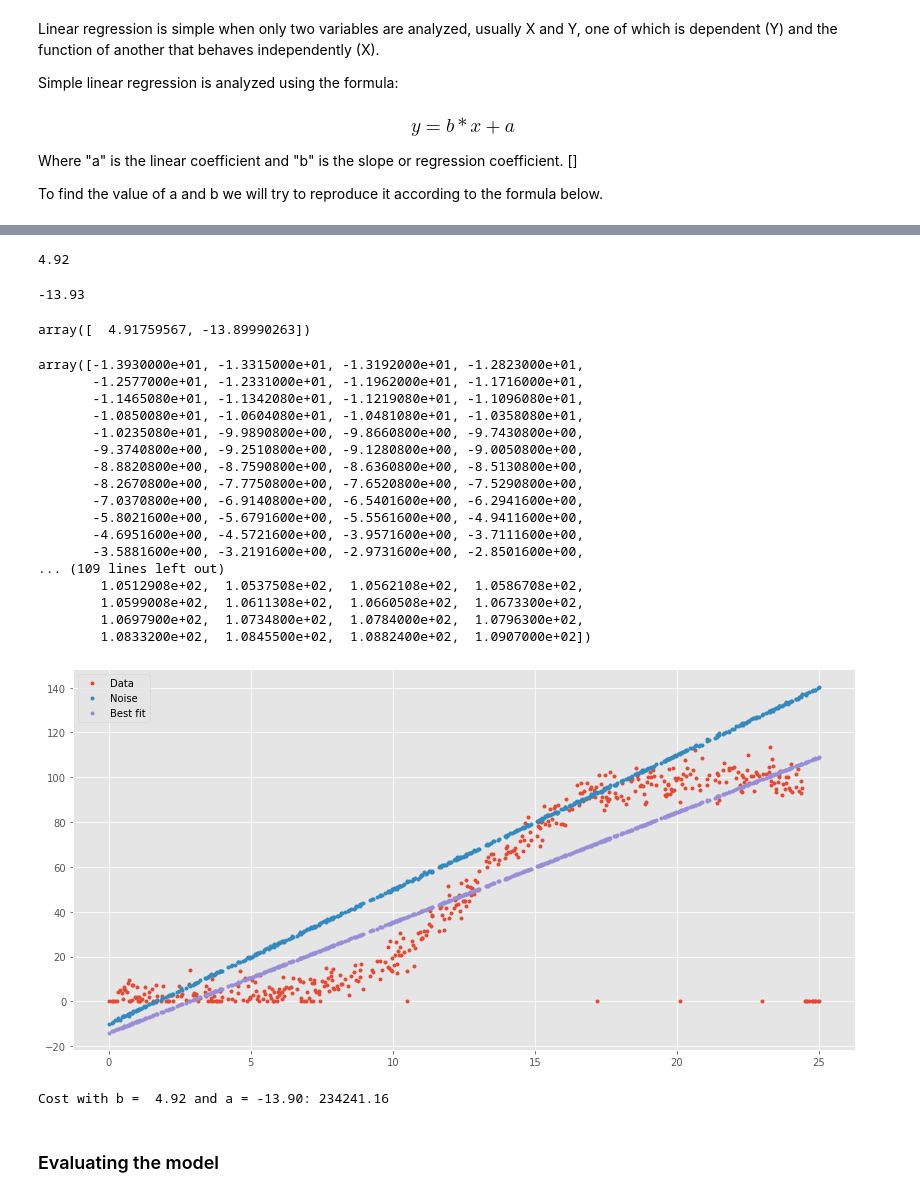
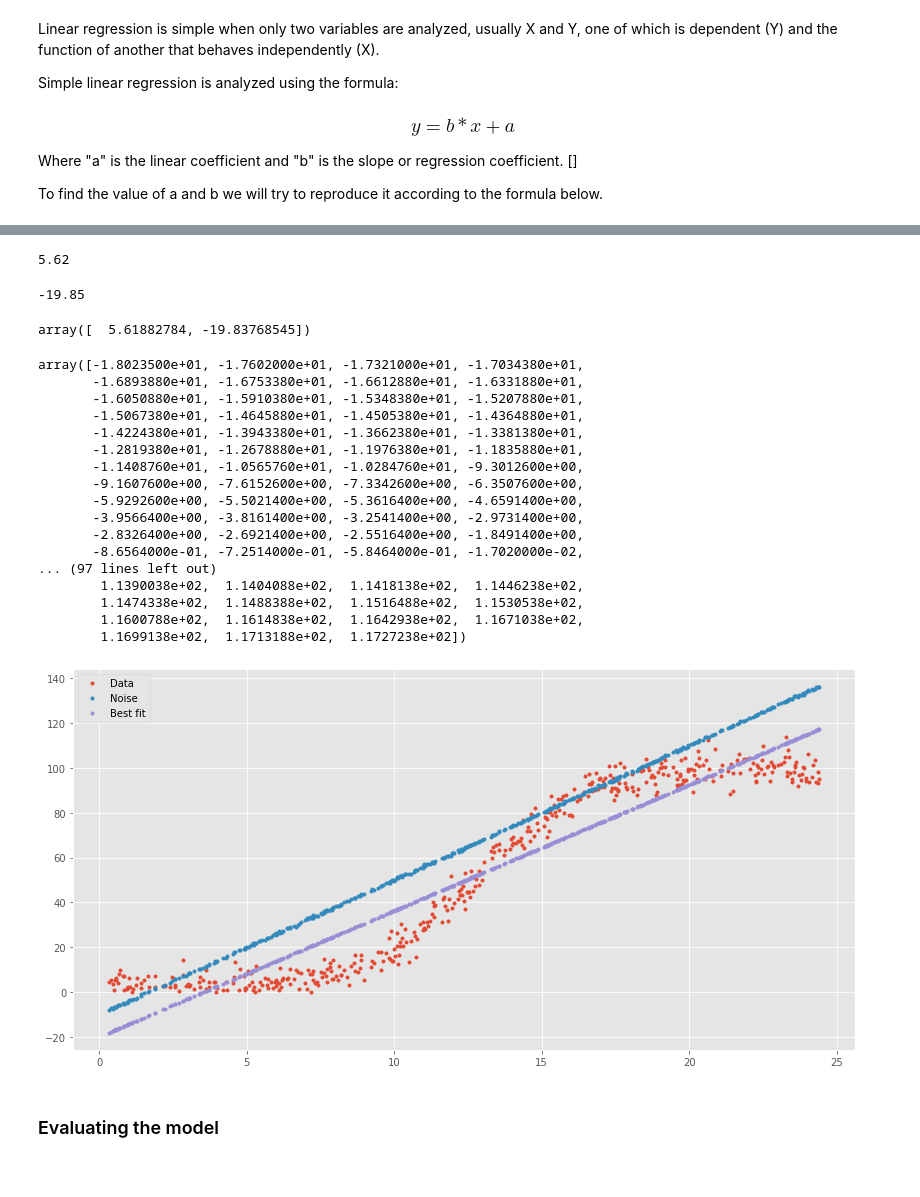
Before and after one commit to claudiamorazzoni/project_fda, a Jupyter notebook: Project - Fundamentals of Data Analysis.ipynb, the cells around one changed output, grey strips where cells are left out. Cells and saved outputs as stored; diff of their text form; code cells hidden in the pictures.

```diff
--- a/Project - Fundamentals of Data Analysis.ipynb
+++ b/Project - Fundamentals of Data Analysis.ipynb
@@ -305,61 +274,63 @@ Where "a" is the linear coefficient and "b" is the slope or regression coefficie
 To find the value of a and b we will try to reproduce it according to the formula below.
 # %% [markdown]
 ![linearregressionequations.bmp](attachment:linearregressionequations.bmp)
+# %%
+# assigning the variables x and y for each column
+x_f= df_final['speed']
+y_f= df_final['power']
 # %%
-b = ((len(y) * (x*y).sum() - x.sum()*y.sum())/ (len(y)*(x**2).sum() - (x.sum())**2)).round(2)
+b = ((len(y_f) * (x_f*y_f).sum() - x_f.sum()*y_f.sum())/ (len(y_f)*(x_f**2).sum() - (x_f.sum())**2)).round(2)
 b
 # %% [output]
-4.92
+5.62
 # %%
-a = ((y.sum() - b * x.sum()) / len(y)). round(2)
+a = ((y_f.sum() - b * x_f.sum()) / len(y_f)). round(2)
 a
 # %% [output]
--13.93
+-19.85
 # %%
 # Or we can apply Numpy directly
-coeffs = np.polyfit(x, y, 1)
+coeffs = np.polyfit(x_f, y_f, 1)
 coeffs
 # %% [output]
-array([  4.91759567, -13.89990263])
+array([  5.61882784, -19.83768545])
 # %%
 # we transform the result into an array to adjust the curve
-pred1 = np.array(b*x+a)
+pred1 = np.array(b*x_f+a)
 pred1
 # %% [output]
-array([-1.3930000e+01, -1.3315000e+01, -1.3192000e+01, -1.2823000e+01,
-       -1.2577000e+01, -1.2331000e+01, -1.1962000e+01, -1.1716000e+01,
-       -1.1465080e+01, -1.1342080e+01, -1.1219080e+01, -1.1096080e+01,
-       -1.0850080e+01, -1.0604080e+01, -1.0481080e+01, -1.0358080e+01,
-       -1.0235080e+01, -9.9890800e+00, -9.8660800e+00, -9.7430800e+00,
-       -9.3740800e+00, -9.2510800e+00, -9.1280800e+00, -9.0050800e+00,
-       -8.8820800e+00, -8.7590800e+00, -8.6360800e+00, -8.5130800e+00,
-       -8.2670800e+00, -7.7750800e+00, -7.6520800e+00, -7.5290800e+00,
-       -7.0370800e+00, -6.9140800e+00, -6.5401600e+00, -6.2941600e+00,
-       -5.8021600e+00, -5.6791600e+00, -5.5561600e+00, -4.9411600e+00,
-       -4.6951600e+00, -4.5721600e+00, -3.9571600e+00, -3.7111600e+00,
-       -3.5881600e+00, -3.2191600e+00, -2.9731600e+00, -2.8501600e+00,
-... (109 lines left out)
-        1.0512908e+02,  1.0537508e+02,  1.0562108e+02,  1.0586708e+02,
-        1.0599008e+02,  1.0611308e+02,  1.0660508e+02,  1.0673300e+02,
-        1.0697900e+02,  1.0734800e+02,  1.0784000e+02,  1.0796300e+02,
-        1.0833200e+02,  1.0845500e+02,  1.0882400e+02,  1.0907000e+02])
+array([-1.8023500e+01, -1.7602000e+01, -1.7321000e+01, -1.7034380e+01,
+       -1.6893880e+01, -1.6753380e+01, -1.6612880e+01, -1.6331880e+01,
+       -1.6050880e+01, -1.5910380e+01, -1.5348380e+01, -1.5207880e+01,
+       -1.5067380e+01, -1.4645880e+01, -1.4505380e+01, -1.4364880e+01,
+       -1.4224380e+01, -1.3943380e+01, -1.3662380e+01, -1.3381380e+01,
+       -1.2819380e+01, -1.2678880e+01, -1.1976380e+01, -1.1835880e+01,
+       -1.1408760e+01, -1.0565760e+01, -1.0284760e+01, -9.3012600e+00,
+       -9.1607600e+00, -7.6152600e+00, -7.3342600e+00, -6.3507600e+00,
+       -5.9292600e+00, -5.5021400e+00, -5.3616400e+00, -4.6591400e+00,
+       -3.9566400e+00, -3.8161400e+00, -3.2541400e+00, -2.9731400e+00,
+       -2.8326400e+00, -2.6921400e+00, -2.5516400e+00, -1.8491400e+00,
+       -8.6564000e-01, -7.2514000e-01, -5.8464000e-01, -1.7020000e-02,
+... (97 lines left out)
+        1.1390038e+02,  1.1404088e+02,  1.1418138e+02,  1.1446238e+02,
+        1.1474338e+02,  1.1488388e+02,  1.1516488e+02,  1.1530538e+02,
+        1.1600788e+02,  1.1614838e+02,  1.1642938e+02,  1.1671038e+02,
+        1.1699138e+02,  1.1713188e+02,  1.1727238e+02])
 # %%
 # Add some noise to compare
-pred2 = 6.0 * x + (-10.0) + np.random.normal(0.0, 0.3, len(x))
+pred2 = 6.0 * x_f + (-10.0) + np.random.normal(0.0, 0.3, len(x_f))
 # %%
 # Plot the best fit line over the data points.
-plt.plot(x, y, '.', label="Data")
-plt.plot(x, pred2, '.', label="Noise")
-plt.plot(x, coeffs[0] * x + coeffs[1], '.', label='Best fit')
+plt.plot(x_f, y_f, '.', label="Data")
+plt.plot(x_f, pred2, '.', label="Noise")
+plt.plot(x_f, coeffs[0] * x_f + coeffs[1], '.', label='Best fit')
 plt.legend();
 # %% [output]
-[figure, old version]
+[figure, new version]
 # %%
 # Calculate the cost of the lines above for the data above.
-cost = lambda b,a: np.sum([(y[i] - b * x[i] - a)**2 for i in range(x.size)])
-print("Cost with b = %5.2f and a = %5.2f: %8.2f" % (4.91759567, -13.89990263, cost(4.91759567, -13.89990263)))
+#cost = lambda b,a: np.sum([(y_f[i] - b * x_f[i] - a)**2 for i in range(x_f.size)])
+#print("Cost with b = %5.2f and a = %5.2f: %8.2f" % (5.62, -19.85, cost(5.62, -19.85)))
-# %% [output]
-Cost with b =  4.92 and a = -13.90: 234241.16
 # %% [markdown]
 ### Evaluating the model
 # %% [markdown]
```
Also changed, not shown: parts of 38 cells of this notebook.
